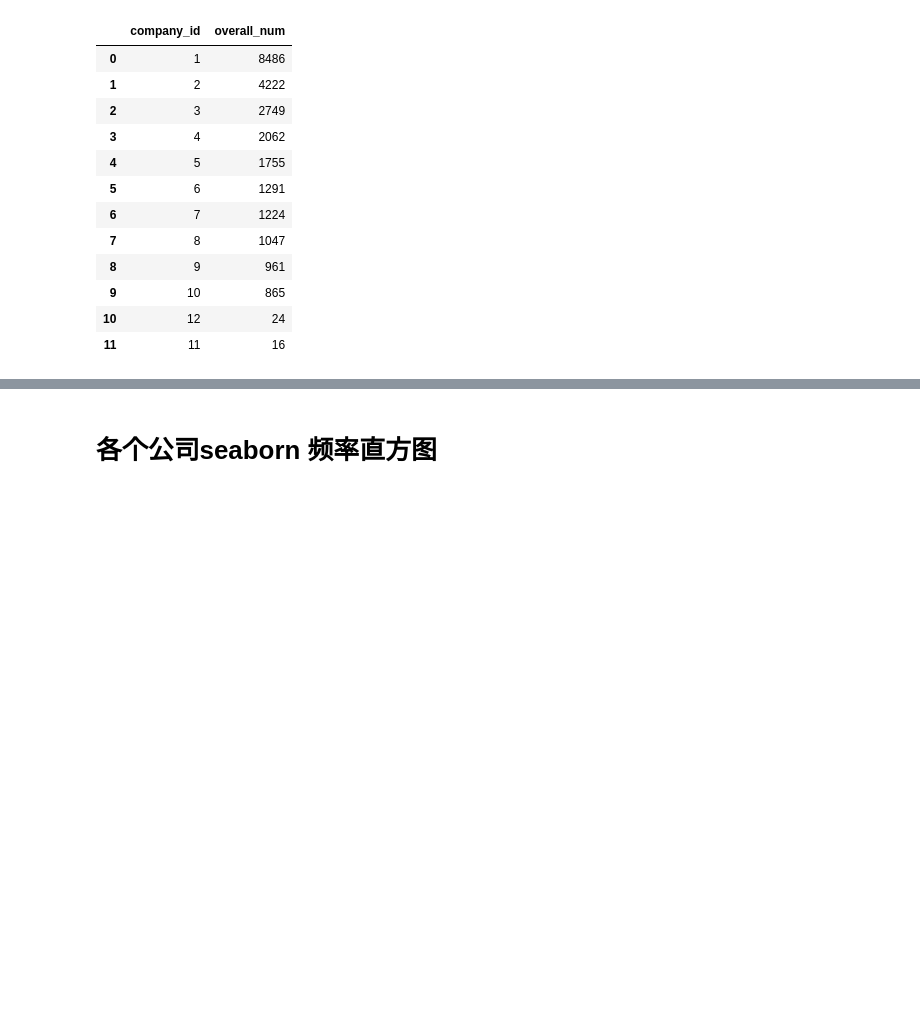
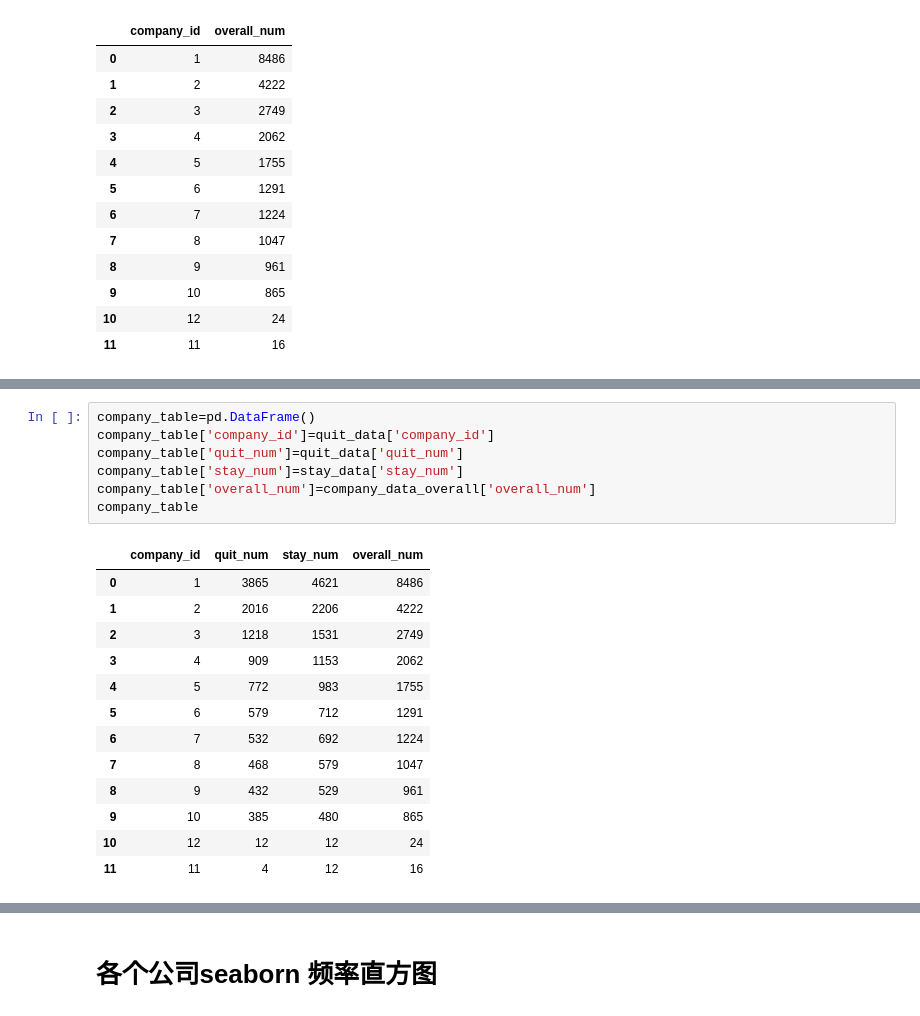
Before and after one commit to chixinn/DS_bootcamp, a Jupyter notebook: 3-Employee-Retention.ipynb, the cells around one changed output, grey strips where cells are left out. Drawn from its saved outputs; the diff is of its cells as text; blank space fills up the shorter version.

```diff
--- a/3-Employee-Retention.ipynb
+++ b/3-Employee-Retention.ipynb
@@ -260,0 +242,21 @@ company_table.set_index('company_id')
+# %%
+company_table=pd.DataFrame()
+company_table['company_id']=quit_data['company_id']
+company_table['quit_num']=quit_data['quit_num']
+company_table['stay_num']=stay_data['stay_num']
+company_table['overall_num']=company_data_overall['overall_num']
+company_table
+# %% [output]
+|  | company_id | quit_num | stay_num | overall_num |
+| 0 | 1 | 3865 | 4621 | 8486 |
+| 1 | 2 | 2016 | 2206 | 4222 |
+| 2 | 3 | 1218 | 1531 | 2749 |
+| 3 | 4 | 909 | 1153 | 2062 |
+| 4 | 5 | 772 | 983 | 1755 |
+| 5 | 6 | 579 | 712 | 1291 |
+| 6 | 7 | 532 | 692 | 1224 |
+| 7 | 8 | 468 | 579 | 1047 |
+| 8 | 9 | 432 | 529 | 961 |
+| 9 | 10 | 385 | 480 | 865 |
+| 10 | 12 | 12 | 12 | 24 |
+| 11 | 11 | 4 | 12 | 16 |
```
Also changed, not shown: parts of 19 cells of this notebook.
